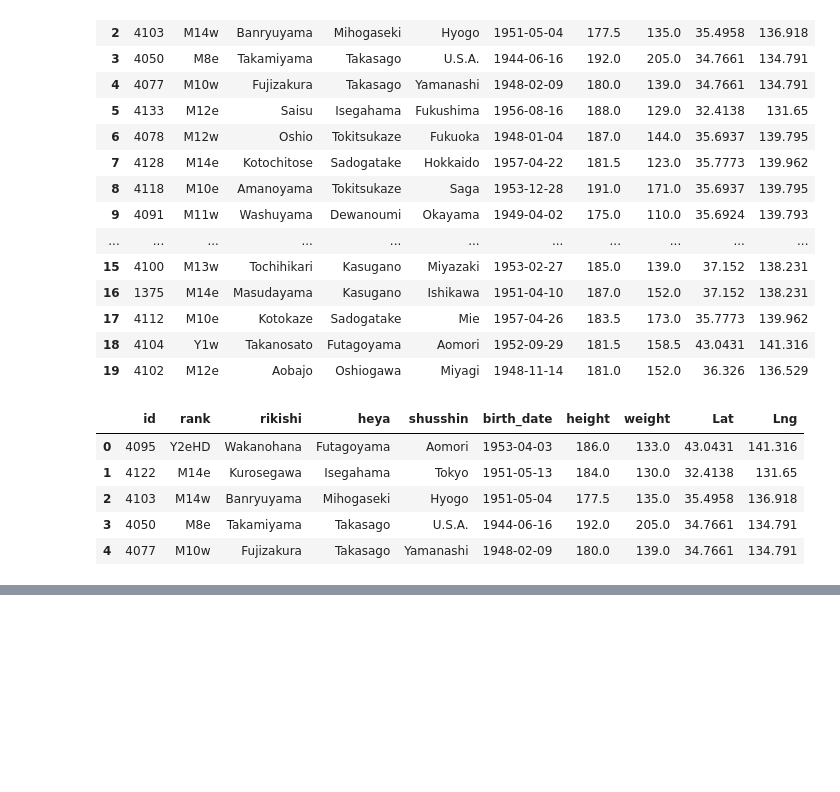
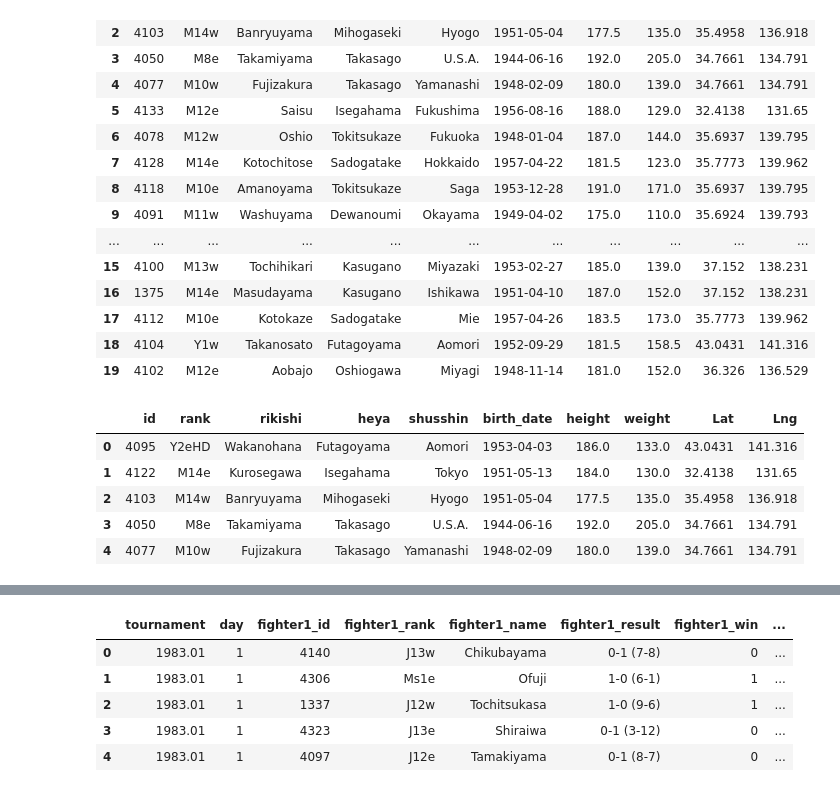
Before and after one commit to dorisakpovwa/teamsumo, a Jupyter notebook: Data_Preprocessing/Sumo_Preprocessing.ipynb, the cells around one changed output, grey strips where cells are left out. Cells and saved outputs as stored; diff of their text form; code cells hidden in the pictures; blank space fills up the shorter version.

```diff
--- a/Data_Preprocessing/Sumo_Preprocessing.ipynb
+++ b/Data_Preprocessing/Sumo_Preprocessing.ipynb
@@ -238,0 +374,2 @@ stables.to_csv('Stables.csv',index=False)
+# %%
+results['basho'] = results['basho'].astype('str')
@@ -238,0 +399,14 @@ stables.to_csv('Stables.csv',index=False)
+# %%
+results.rename(columns={'basho':'tournament', 'rikishi1_id':'fighter1_id','rikishi1_rank':'fighter1_rank', \
+                       'rikishi1_shikona':'fighter1_name', 'rikishi1_result':'fighter1_result', 'rikishi1_win':'fighter1_win', \
+                       'kimarite':'finishing_move', 'rikishi2_id':'fighter2_id','rikishi2_rank':'fighter2_rank', \
+                       'rikishi2_shikona':'fighter2_name', 'rikishi2_result':'fighter2_result', 'rikishi2_win':'fighter2_win'}, inplace=True)
+# %%
+results.head()
+# %% [output]
+|  | tournament | day | fighter1_id | fighter1_rank | fighter1_name | fighter1_result | fighter1_win | ... |
+| 0 | 1983.01 | 1 | 4140 | J13w | Chikubayama | 0-1 (7-8) | 0 | ... |
+| 1 | 1983.01 | 1 | 4306 | Ms1e | Ofuji | 1-0 (6-1) | 1 | ... |
+| 2 | 1983.01 | 1 | 1337 | J12w | Tochitsukasa | 1-0 (9-6) | 1 | ... |
+| 3 | 1983.01 | 1 | 4323 | J13e | Shiraiwa | 0-1 (3-12) | 0 | ... |
+| 4 | 1983.01 | 1 | 4097 | J12e | Tamakiyama | 0-1 (8-7) | 0 | ... |
```
Also changed, not shown: parts of 15 cells of this notebook, 2 other files.
